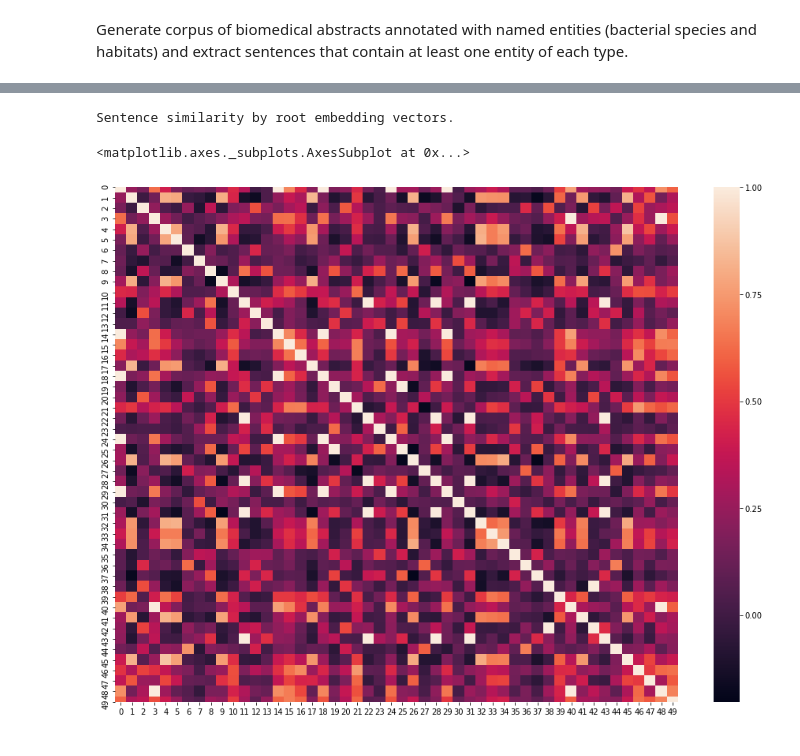
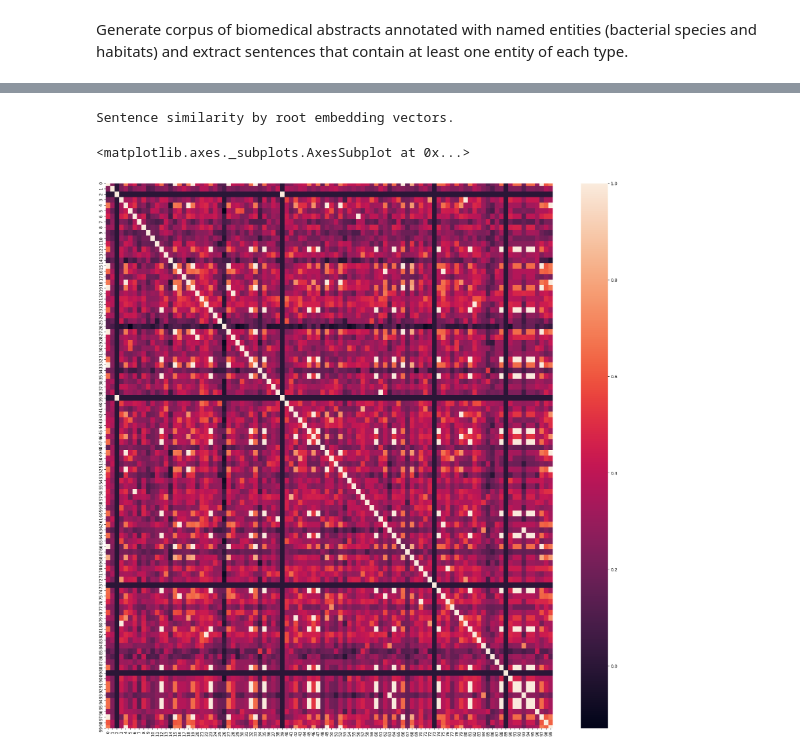
Before and after one commit to MAyars7/penemuu, a Jupyter notebook: penemuu_exploratory_verb_patterns.ipynb, the cells around one changed output, grey strips where cells are left out. Drawn from its saved outputs; the diff is of its cells as text; code cells hidden in the pictures.

Commit message:
Added verb similarity matrix and started comparing clustering methods

```diff
--- a/penemuu_exploratory_verb_patterns.ipynb
+++ b/penemuu_exploratory_verb_patterns.ipynb
@@ -44,8 +46,8 @@ bacterial biotope .obo reference file (habitats).
 
 PassageAnnotator contains a spaCy pipeline with an EntityRuler derived from the jsonl file.
 """
-jsonl = 'penemuu/resources/entity_ruler_bacteria_habitat_200130.jsonl'
+jsonl = 'resources/entity_ruler_bacteria_habitat_200130.jsonl'
 
-annotator = penemuu.PassageAnnotator()
+annotator = penemuu.PassageAnnotator(lang_model_to_use='en_core_web_md')
 annotator.add_entity_ruler_from_jsonl(jsonl)
 # %% [output]
@@ -57,7 +59,7 @@ PySBDFactory added to spacy pipeline.
 Text passages are annotated for named entities and sentences containing at least 1 entity of each type are
 extracted and written to a file.
 """
-outfile = 'penemuu/resources/test_sentences_with_bac_and_hab_ents_200211.txt'
+outfile = 'resources/test_sentences_with_bac_and_hab_ents_200211.txt'
 sentences = TestFunctions.get_single_sentences_with_entities_by_labels(corpus, annotator, ['BACTERIA', 'HABITAT'], outfile)
 
 """
@@ -262,5 +254,9 @@ the aim of this study was to investigate the prevalence of antimicrobial resista
 # %%
-n_dim = 50
+"""
+Full sentence and sentence root similarity
+"""
+
+n_dim = 250
 
 sent_sim_array = np.zeros((n_dim, n_dim))
 root_sim_array = np.zeros((n_dim, n_dim))
@@ -268,8 +264,10 @@ root_sim_array = np.zeros((n_dim, n_dim))
 i = 0
 for sent_1 in full_sentences[:n_dim]:
     j = 0
+
     for sent_2 in full_sentences[:n_dim]:
         sent_sim_array[i][j] = sent_1.similarity(sent_2)
         root_sim_array[i][j] = sent_1.root.similarity(sent_2.root)
+
         j += 1
     i += 1
@@ -276,2 +293,3 @@ for sent_1 in full_sentences[:n_dim]:
 # %%
 %matplotlib inline
+plt.rcParams['figure.dpi'] = 200
@@ -278,10 +307,10 @@ for sent_1 in full_sentences[:n_dim]:
 # %%
 print("Sentence similarity by root embedding vectors.")
 
-plt.figure(figsize=(16, 12))
+plt.figure(figsize=(25, 25))
 sns.heatmap(root_sim_array)
 # %% [output]
 Sentence similarity by root embedding vectors.
 <matplotlib.axes._subplots.AxesSubplot at 0x...>
-[figure, old version]
+[figure, new version]
 # %%
```
Also changed, not shown: parts of 30 cells of this notebook.
